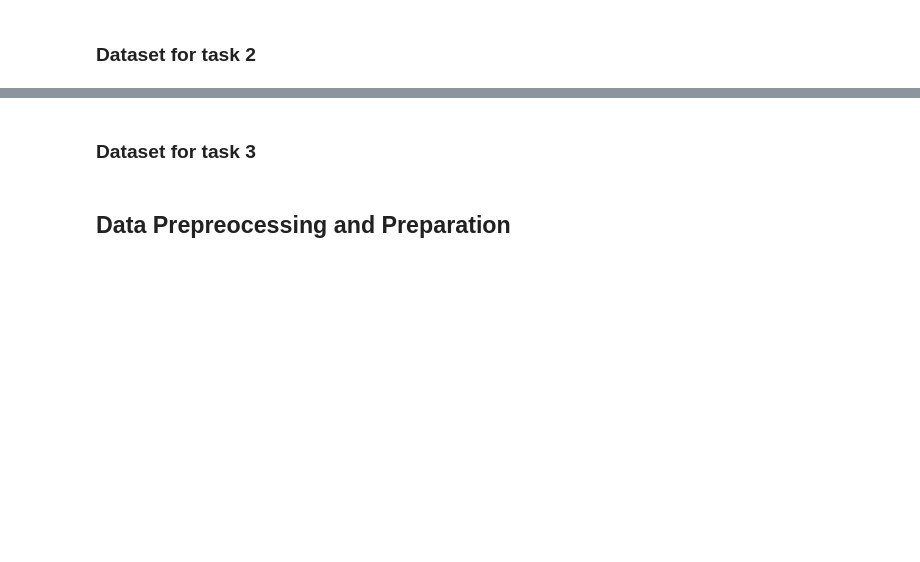
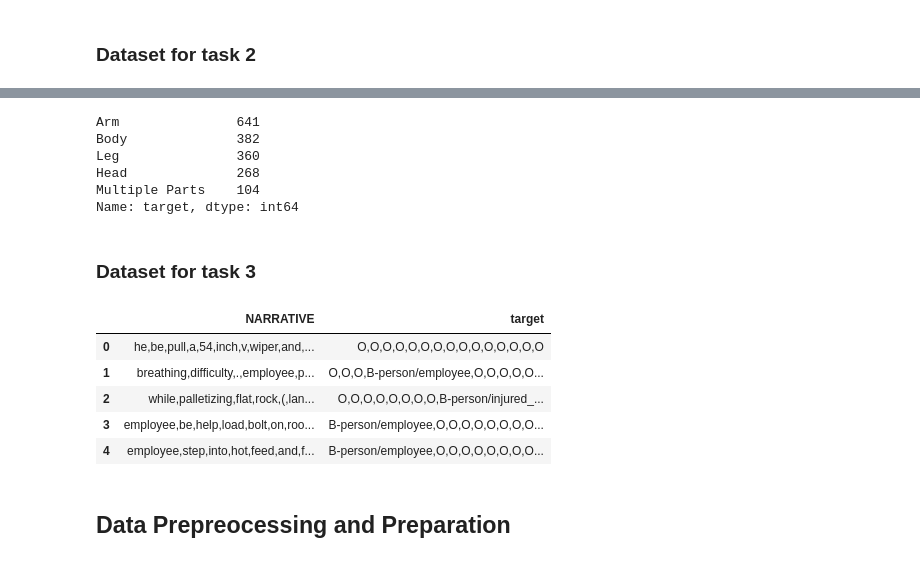
Before and after one commit to CunjunYin/natural-language-processing, a Jupyter notebook: project.ipynb, the cells around one changed output, grey strips where cells are left out. Drawn from its saved outputs; the diff is of its cells as text; code cells hidden in the pictures; blank space fills up the shorter version.

```diff
--- a/project.ipynb
+++ b/project.ipynb
@@ -401,8 +417,55 @@ classes {'Multiple Parts', 'Leg', 'Head', 'Arm', 'Body'}
 Instances 1755
+# %%
+df_parts.target.value_counts()
+# %% [output]
+Arm               641
+Body              382
+Leg               360
+Head              268
+Multiple Parts    104
+Name: target, dtype: int64
 # %% [markdown]
 ### Dataset for task 3
 # %%
-# TODO
+texts = []
+entities = []
+text = ''
+entity=''
+with codecs.open('us_accidents.txt', 'r', encoding='utf-8', errors='ignore') as f:
+    for line in f:
+        if len(line.strip()) == 0:
+            texts.append(text[:-1])
+            entities.append(entity[:-1])
+
+            text = ''
+            entity=''
+        else:
+            try:
+                pos = line.strip().split(' ')
+                if len(pos) == 2:
+                    text   += lemmatize_word(pos[0].strip()) + ','
+                    entity += pos[-1] + ','
+                elif len(pos)>2:
+                    for word in pos[:-1]:
+                        if word not in string.punctuation:
+                            text   += lemmatize_word(word.strip()) + ','
+                        else:
+                            text   += word.strip() + ','
+
+                    entity += pos[-1].strip() + ','
+            except:
+                print(line)
+df_ner = pd.DataFrame({"NARRATIVE": texts,"target":entities})
+split_save(df_ner, path=args.NER_file, stratify=False)
+# %%
+df_ner.head()
+# %% [output]
+|  | NARRATIVE | target |
+| 0 | he,be,pull,a,54,inch,v,wiper,and,... | O,O,O,O,O,O,O,O,O,O,O,O,O,O,O |
+| 1 | breathing,difficulty,.,employee,p... | O,O,O,B-person/employee,O,O,O,O,O... |
+| 2 | while,palletizing,flat,rock,(,lan... | O,O,O,O,O,O,O,O,B-person/injured_... |
+| 3 | employee,be,help,load,bolt,on,roo... | B-person/employee,O,O,O,O,O,O,O,O... |
+| 4 | employee,step,into,hot,feed,and,f... | B-person/employee,O,O,O,O,O,O,O,O... |
 # %% [markdown]
 ## Data Prepreocessing and Preparation
 # %% [markdown]
```
Also changed, not shown: parts of 26 cells of this notebook, 1 other file.
